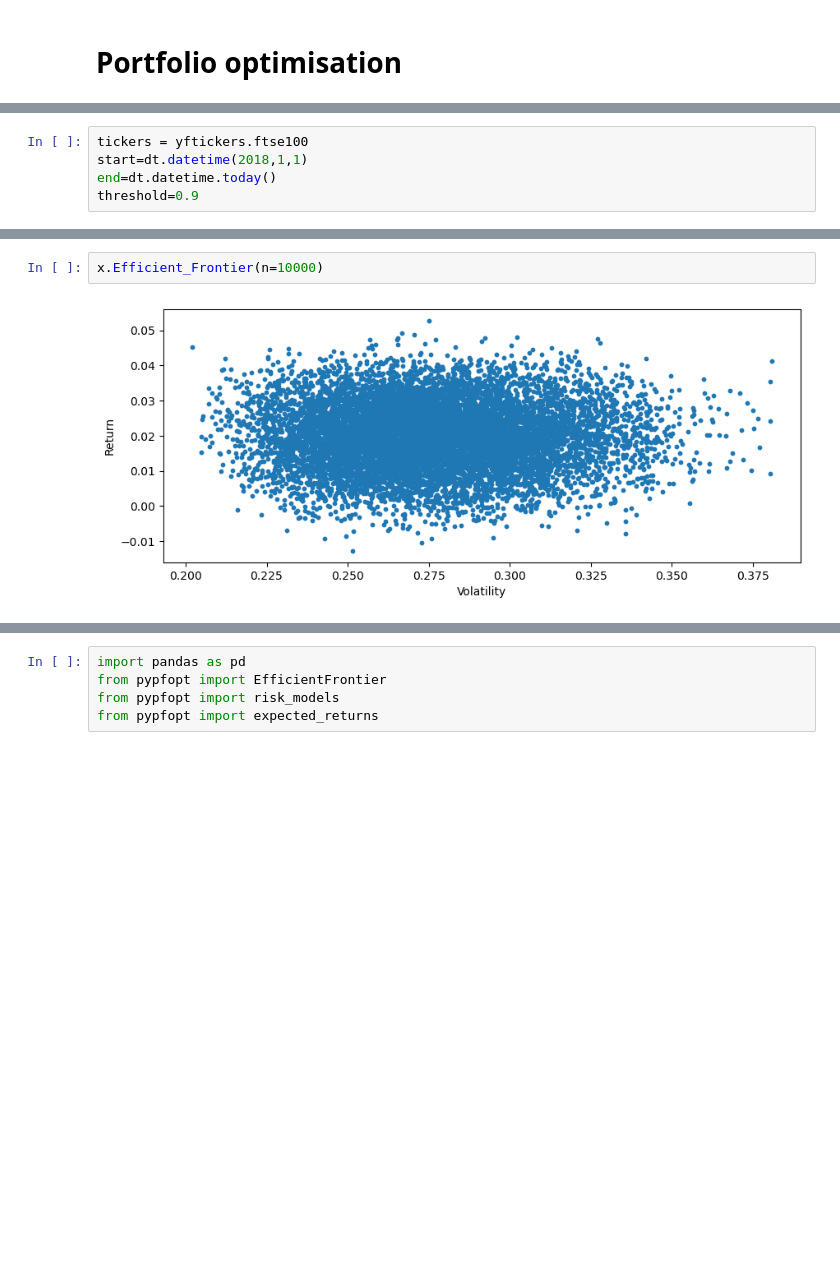
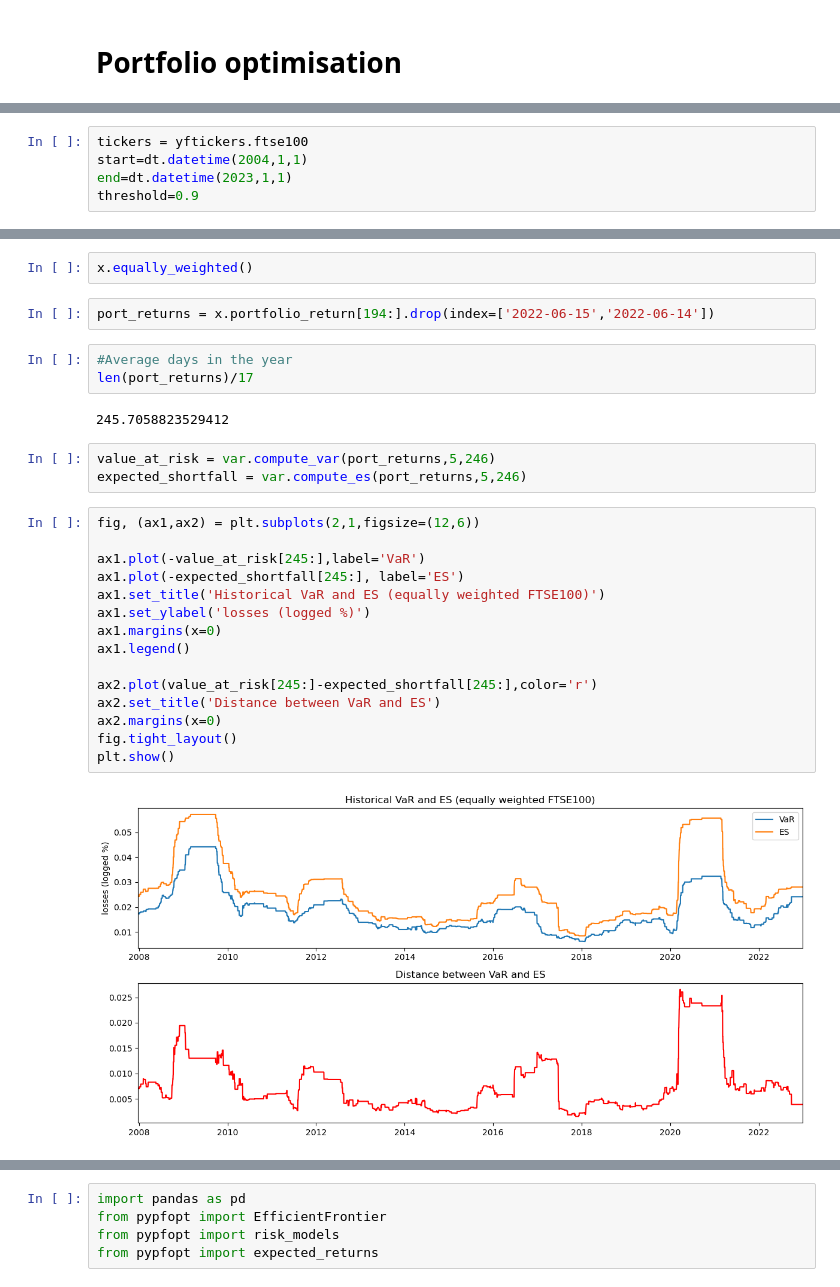
Before and after one commit to Johanlai/risk_management, a Jupyter notebook: VaR.ipynb, the cells around one changed output, grey strips where cells are left out. Drawn from its saved outputs; the diff is of its cells as text; blank space fills up the shorter version.

```diff
--- a/VaR.ipynb
+++ b/VaR.ipynb
@@ -8,7 +9,7 @@ import datetime as dt
 # %%
 tickers = yftickers.ftse100
-start=dt.datetime(2018,1,1)
-end=dt.datetime.today()
+start=dt.datetime(2004,1,1)
+end=dt.datetime(2023,1,1)
 threshold=0.9
 # %%
 x = var.Portfolio(tickers=tickers, start=start, end=end, threshold=threshold)
@@ -30,4 +34,29 @@ The data spans 1340 working days, but has 1217 observations.
-# %%
-x.Efficient_Frontier(n=10000)
-# %% [output]
-[figure, removed]
+# %%
+x.equally_weighted()
+# %%
+port_returns = x.portfolio_return[194:].drop(index=['2022-06-15','2022-06-14'])
+# %%
+#Average days in the year
+len(port_returns)/17
+# %% [output]
+245.7058823529412
+# %%
+value_at_risk = var.compute_var(port_returns,5,246)
+expected_shortfall = var.compute_es(port_returns,5,246)
+# %%
+fig, (ax1,ax2) = plt.subplots(2,1,figsize=(12,6))
+
+ax1.plot(-value_at_risk[245:],label='VaR')
+ax1.plot(-expected_shortfall[245:], label='ES')
+ax1.set_title('Historical VaR and ES (equally weighted FTSE100)')
+ax1.set_ylabel('losses (logged %)')
+ax1.margins(x=0)
+ax1.legend()
+
+ax2.plot(value_at_risk[245:]-expected_shortfall[245:],color='r')
+ax2.set_title('Distance between VaR and ES')
+ax2.margins(x=0)
+fig.tight_layout()
+plt.show()
+# %% [output]
+[figure, added]
```
Also changed, not shown: parts of 9 cells of this notebook, 2 other files.
